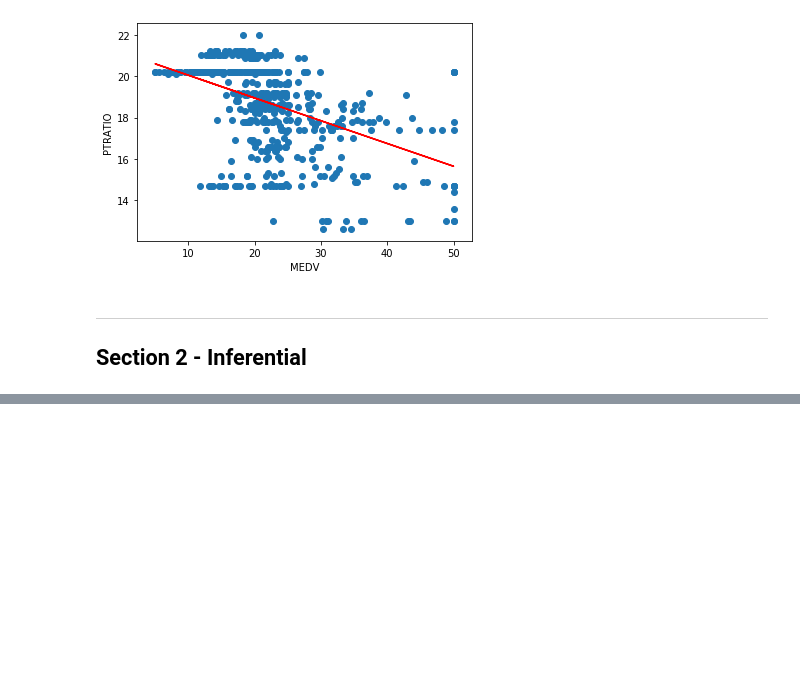
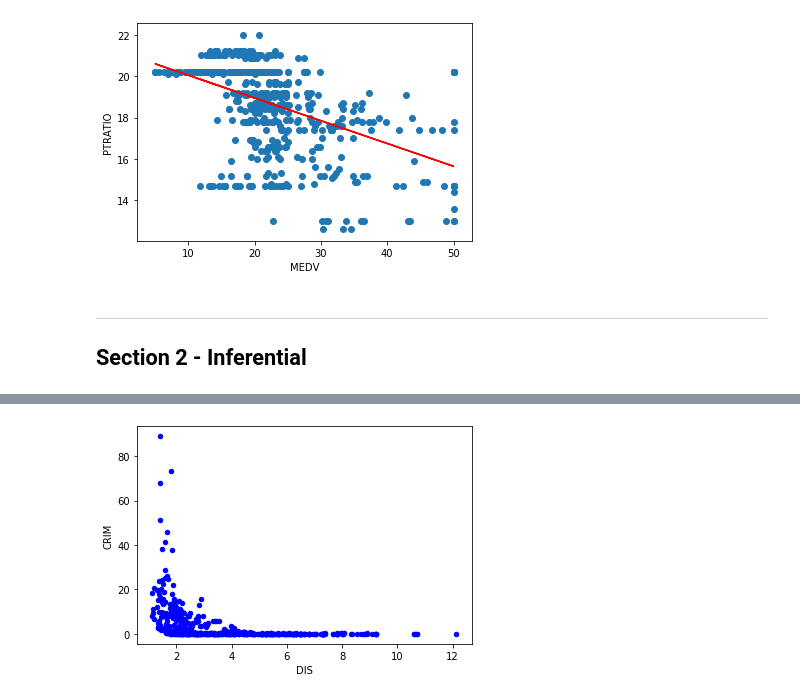
Before and after one commit to MKelly1303/52954_Project_2019, a Jupyter notebook: 52954_Project_Notebook.ipynb, the cells around one changed output, grey strips where cells are left out. Saved outputs shown, nothing was run; the diff lists cells and outputs as text; code cells hidden in the pictures; blank space fills up the shorter version.

```diff
--- a/52954_Project_Notebook.ipynb
+++ b/52954_Project_Notebook.ipynb
@@ -245,0 +325,5 @@ ws.ttost_paired(df['CHAS'], df['MEDV'], 0,1)
+# %%
+df.plot(kind='scatter',x='DIS',y='CRIM',color='blue')
+plt.show()
+# %% [output]
+[figure, added]
```
Also changed, not shown: parts of 19 cells of this notebook.
